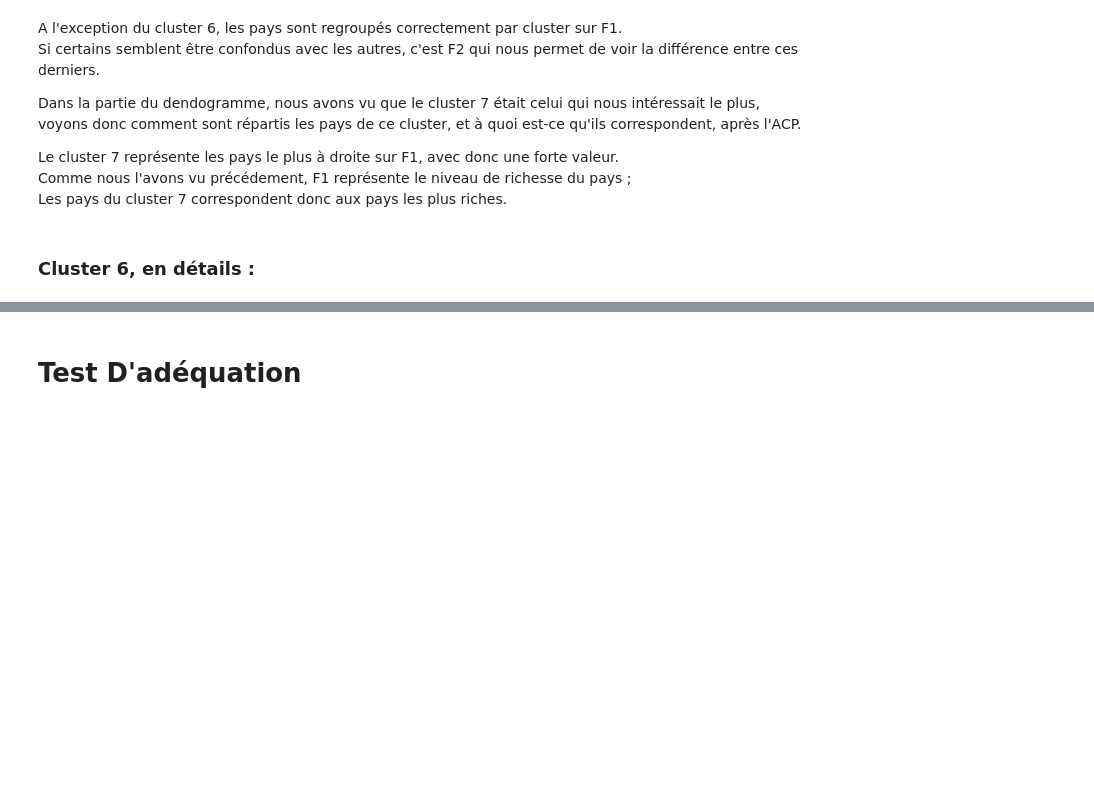
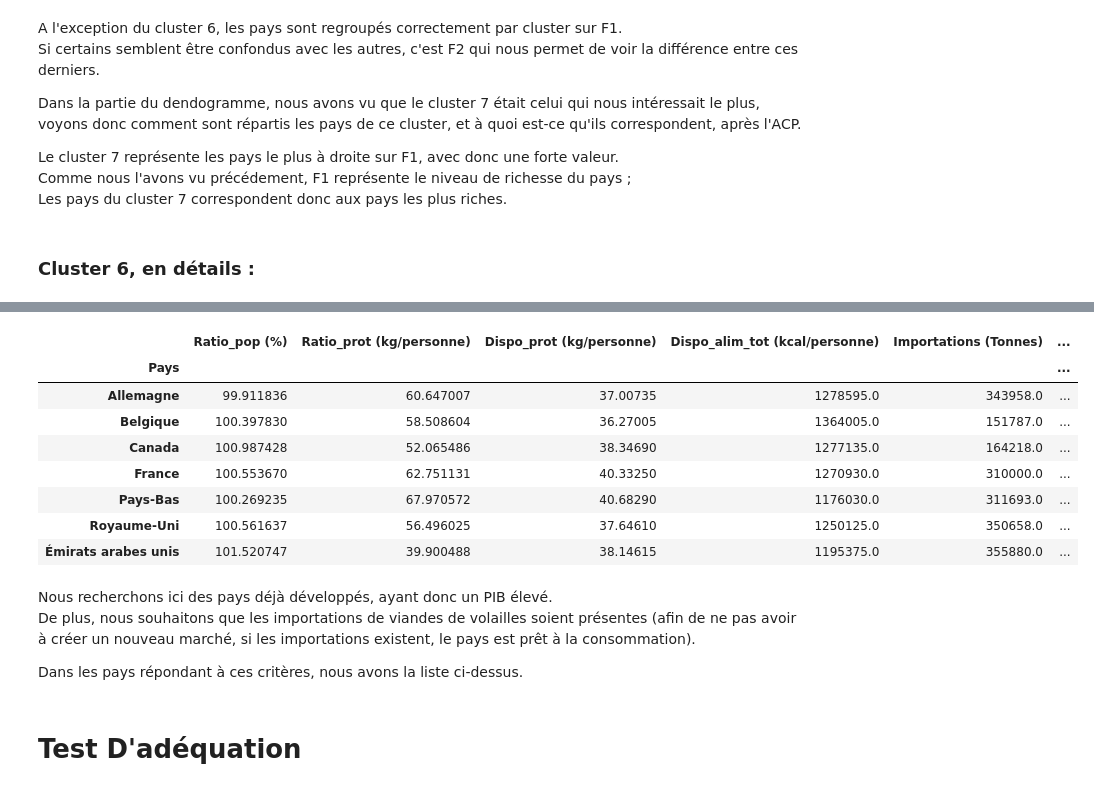
Before and after one commit to Julien-paulet/Projet_5_effectuez_une_etude_de_marche, a Jupyter notebook: Produisez une étude de marché- Main file.ipynb, the cells around one changed output, grey strips where cells are left out. Drawn from its saved outputs; the diff is of its cells as text; code cells hidden in the pictures; blank space fills up the shorter version.

```diff
--- a/Produisez une étude de marché- Main file.ipynb
+++ b/Produisez une étude de marché- Main file.ipynb
@@ -542,0 +571,18 @@ factorial"""
+# %%
+country_to_keep = country_to_keep[country_to_keep["Importations (Tonnes)"] > 130000]
+
+country_to_keep
+# %% [output]
+|  | Ratio_pop (%) | Ratio_prot (kg/personne) | Dispo_prot (kg/personne) | Dispo_alim_tot (kcal/personne) | Importations (Tonnes) | ... |
+| Pays |  |  |  |  |  | ... |
+| Allemagne | 99.911836 | 60.647007 | 37.00735 | 1278595.0 | 343958.0 | ... |
+| Belgique | 100.397830 | 58.508604 | 36.27005 | 1364005.0 | 151787.0 | ... |
+| Canada | 100.987428 | 52.065486 | 38.34690 | 1277135.0 | 164218.0 | ... |
+| France | 100.553670 | 62.751131 | 40.33250 | 1270930.0 | 310000.0 | ... |
+| Pays-Bas | 100.269235 | 67.970572 | 40.68290 | 1176030.0 | 311693.0 | ... |
+| Royaume-Uni | 100.561637 | 56.496025 | 37.64610 | 1250125.0 | 350658.0 | ... |
+| Émirats arabes unis | 101.520747 | 39.900488 | 38.14615 | 1195375.0 | 355880.0 | ... |
+# %% [markdown]
+<p> Nous recherchons ici des pays déjà développés, ayant donc un PIB élevé. <br/>
+    De plus, nous souhaitons que les importations de viandes de volailles soient présentes (afin de ne pas avoir à créer un nouveau marché, si les importations existent, le pays est prêt à la consommation).</p>
+<p> Dans les pays répondant à ces critères, nous avons la liste ci-dessus. </p>
```
Also changed, not shown: parts of 4 cells of this notebook, 1 other file.
